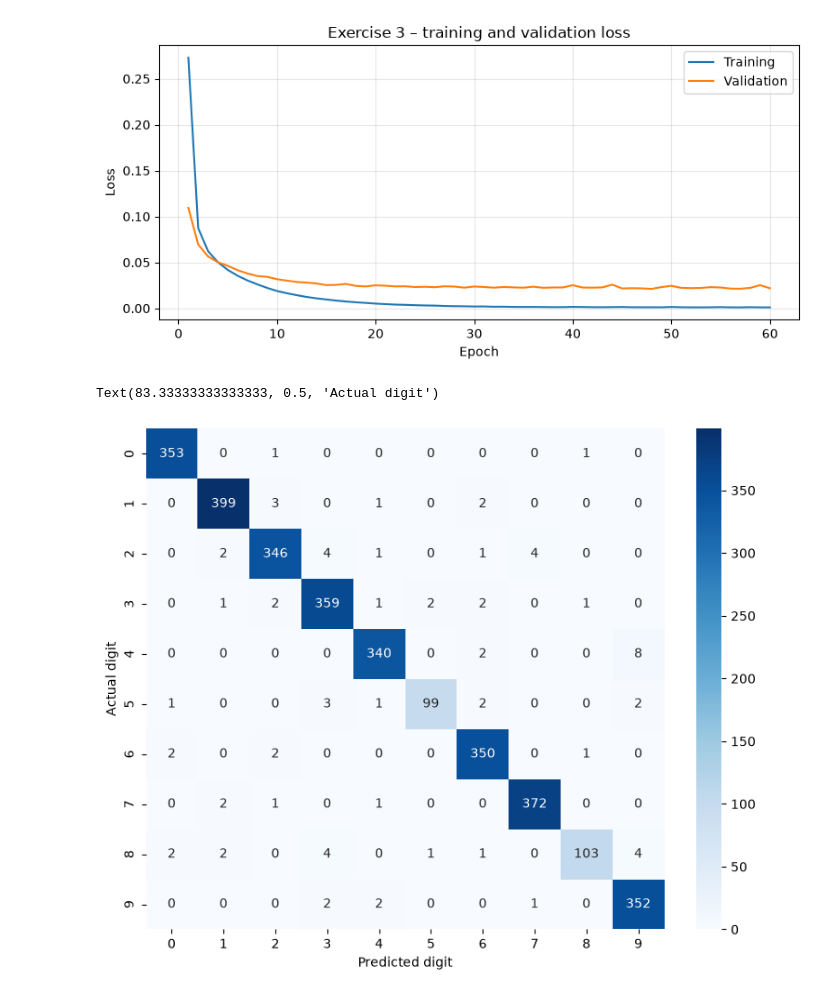
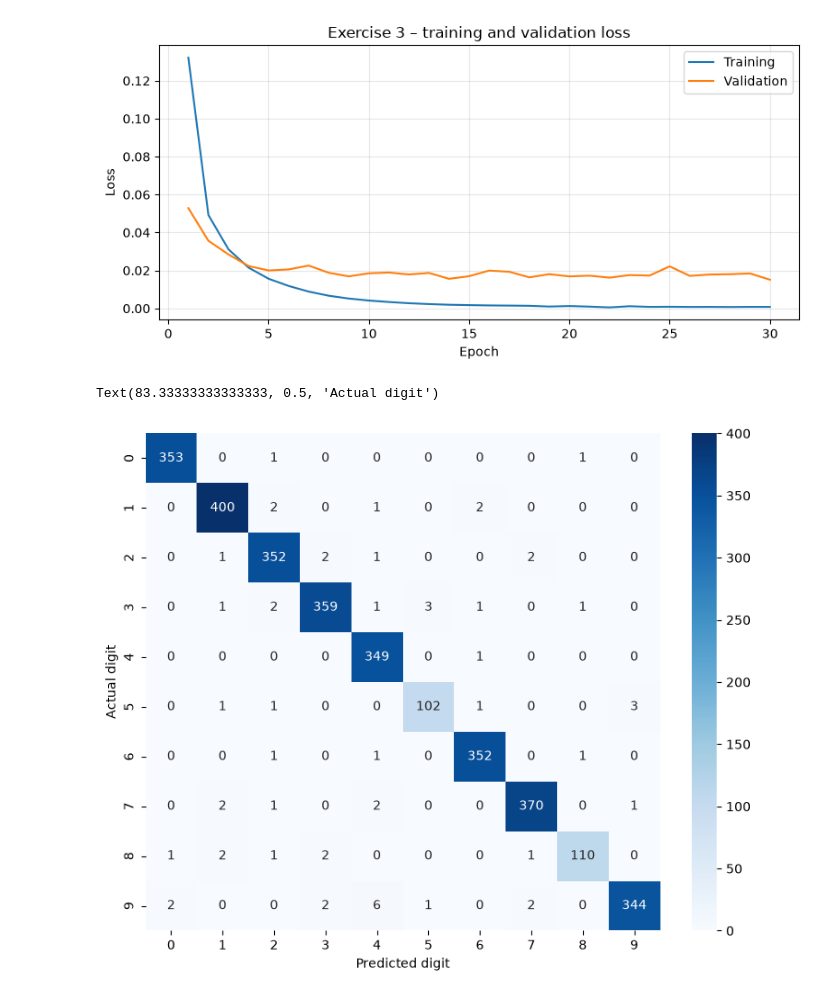
Before and after one commit to MarekMatrix/72.27-Delivery-3, a Jupyter notebook: notebooks/ex3_results.ipynb, the cells around one changed output. Cells and saved outputs as stored; diff of their text form; code cells hidden in the pictures.

Commit message:
Complete Exercise 3 analysis and add data augmentation

```diff
--- a/notebooks/ex3_results.ipynb
+++ b/notebooks/ex3_results.ipynb
@@ -28,17 +62,20 @@ for path in sorted((root / "results" / "ex3").rglob("*.json")):
         "accuracy_percent": 100 * result["accuracy"],
         "final_valid_loss": result["valid_loss"][-1],
         "seconds": result["total_seconds"],
+        "activation_parameter": config["activation_parameter"],
+        "augmentation": extra.get("augment", False),
     })
 
 results = pd.DataFrame(rows).sort_values(
     "accuracy_percent", ascending=False
 )
 
-results = pd.DataFrame(rows).sort_values(
-    "accuracy_percent", ascending=False
-)
-
-results = results[results["experiment"] != "best_saved"]
+results = results[
+    ~results["experiment"].isin([
+        "best_saved",
+        "ex2_config_baseline_saved",
+    ])
+]
 
 display(results.round(4))
 # %% [output]
@@ -61,26 +99,29 @@ display(results.round(4))
 # %%
 import matplotlib.pyplot as plt
 
 best_path = next(
-    (root / "results" / "ex3" / "best_saved").glob("*.json")
+    (
+        root / "results" / "ex3"
+        / "adam_beta1_augmented_30epochs"
+    ).glob("*.json")
 )
 saved = json.loads(best_path.read_text())
 best_result = saved["result"]
 
 epochs = range(1, len(best_result["train_loss"]) + 1)
 
 plt.figure(figsize=(8, 4))
 plt.plot(epochs, best_result["train_loss"], label="Training")
 plt.plot(epochs, best_result["valid_loss"], label="Validation")
 plt.xlabel("Epoch")
 plt.ylabel("Loss")
 plt.title("Exercise 3 – training and validation loss")
 plt.legend()
 plt.grid(alpha=0.3)
 plt.tight_layout()
 plt.show()
 # %% [output]
-[figure, old version]
+[figure, new version]
 # %%
 import seaborn as sns
 
@@ -97,7 +138,7 @@ plt.xlabel("Predicted digit")
 plt.ylabel("Actual digit")
 # %% [output]
 Text(83.33333333333333, 0.5, 'Actual digit')
-[figure, old version]
+[figure, new version]
 # %%
 import numpy as np
 
```
Also changed, not shown: parts of 8 cells of this notebook, 2 other files.
